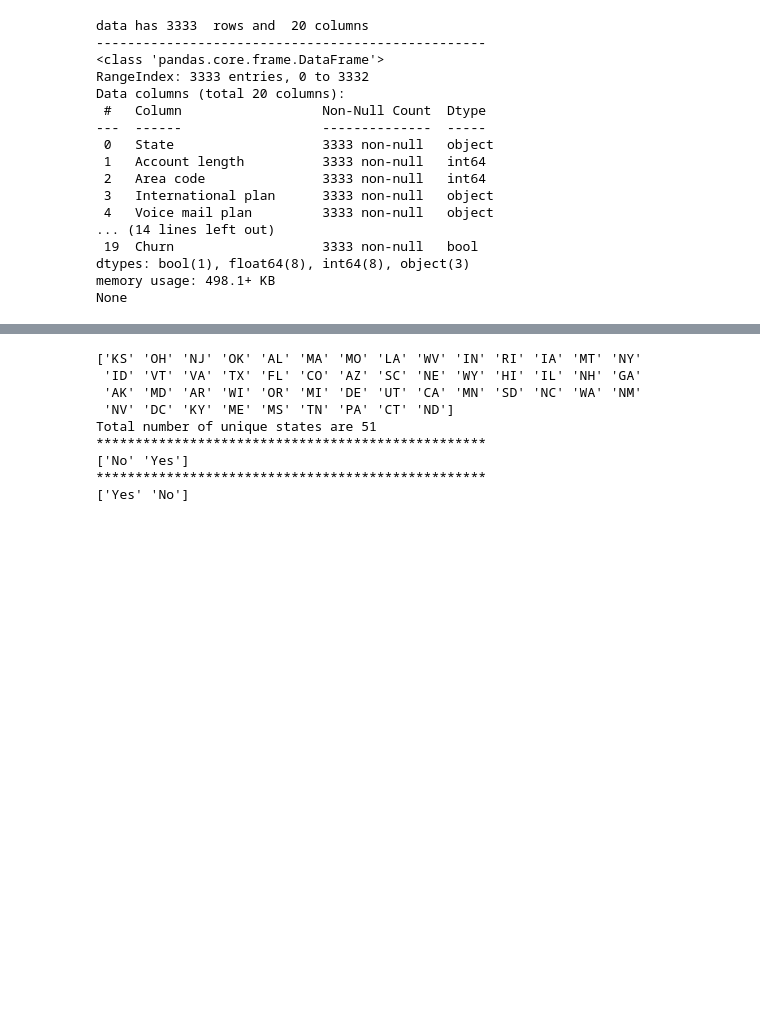
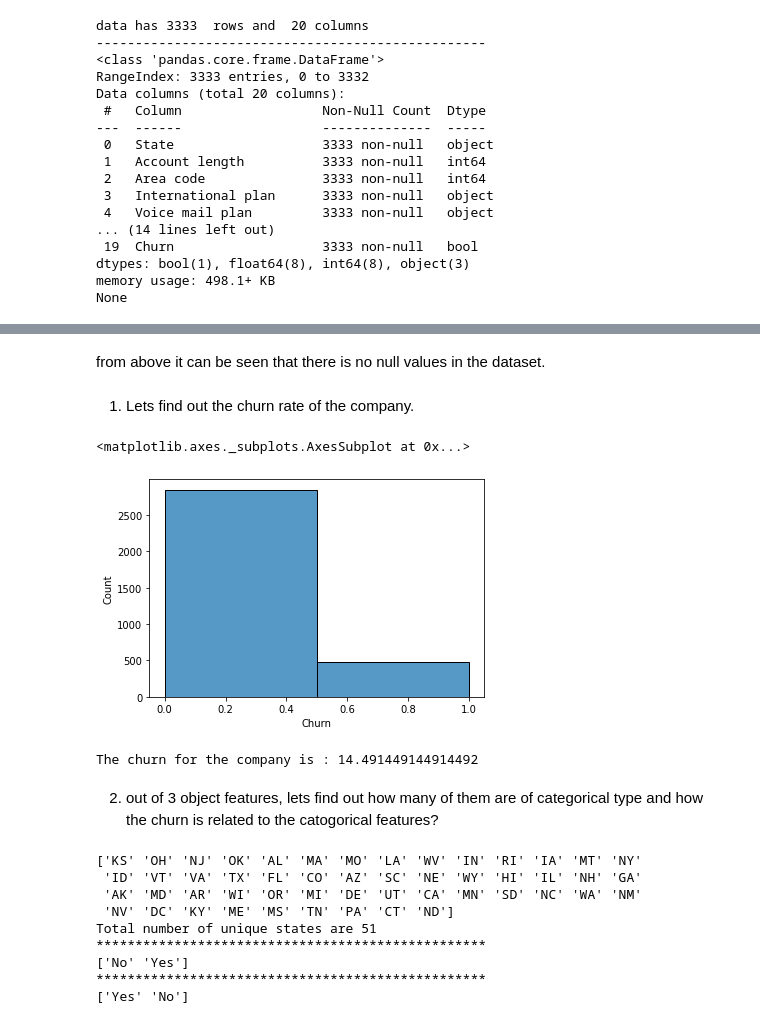
Before and after one commit to ad709kr/capstone_projects-EDA-on-Telecom-churn-analysis, a Jupyter notebook: Telecom_Churn_Analysis_Capstone_Project.ipynb, the cells around one changed output, grey strips where cells are left out. Cells and saved outputs as stored; diff of their text form; code cells hidden in the pictures; blank space fills up the shorter version.

```diff
--- a/Telecom_Churn_Analysis_Capstone_Project.ipynb
+++ b/Telecom_Churn_Analysis_Capstone_Project.ipynb
@@ -51,3 +76,18 @@ None
+# %% [markdown]
+from above it can be seen that there is no null values in the dataset.
+# %% [markdown]
+1) Lets find out the churn rate of the company.
+# %%
+sns.histplot(data=data,x=data['Churn'],bins=2,fill=True,element='bars')
+# %% [output]
+<matplotlib.axes._subplots.AxesSubplot at 0x...>
+[figure, added]
+# %%
+print("The churn for the company is :", data['Churn'].value_counts()[1]*100/data.shape[0])
+# %% [output]
+The churn for the company is : 14.491449144914492
+# %% [markdown]
+2) out of 3 object features, lets find out how many of them are of categorical type and how the churn is related to the catogorical features?
 # %%
 ## out of object how many of the catogorical features and unique cotegory
 print(data['State'].unique())
```
Also changed, not shown: parts of 26 cells of this notebook.
